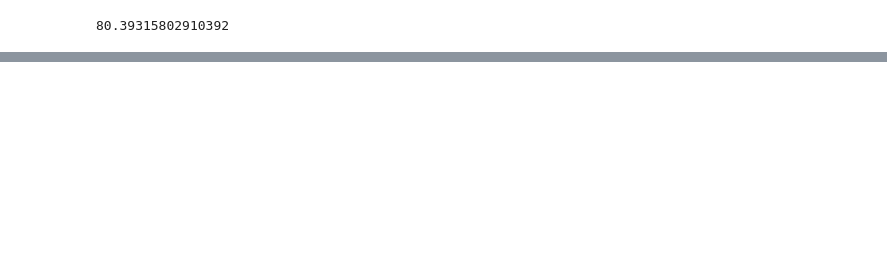
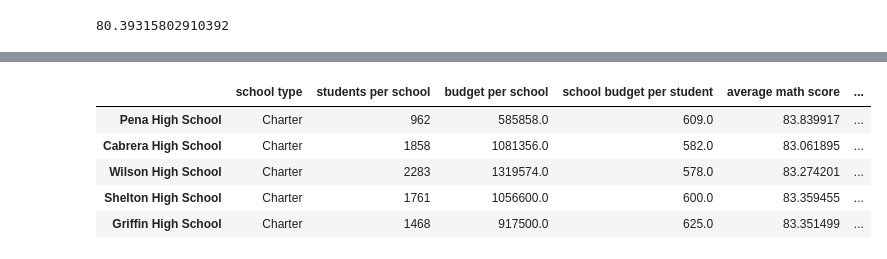
Before and after one commit to paolaromanvaldes/pandas-challenge, a Jupyter notebook: PyCitySchools/pandas-challenge.ipynb, the cells around one changed output, grey strips where cells are left out. Drawn from its saved outputs; the diff is of its cells as text; code cells hidden in the pictures; blank space fills up the shorter version.

```diff
--- a/PyCitySchools/pandas-challenge.ipynb
+++ b/PyCitySchools/pandas-challenge.ipynb
@@ -168,0 +142,11 @@ top_performing.head().style.format({'Total Students': '{:}',
+# %%
+#performance by overall passing percentage
+top_schools = pd.DataFrame(per_school_summary.sort_values(['% passing math', '% passing reading', '% overall passing'], ascending = False ))
+top_schools.head()
+# %% [output]
+|  | school type | students per school | budget per school | school budget per student | average math score | ... |
+| Pena High School | Charter | 962 | 585858.0 | 609.0 | 83.839917 | ... |
+| Cabrera High School | Charter | 1858 | 1081356.0 | 582.0 | 83.061895 | ... |
+| Wilson High School | Charter | 2283 | 1319574.0 | 578.0 | 83.274201 | ... |
+| Shelton High School | Charter | 1761 | 1056600.0 | 600.0 | 83.359455 | ... |
+| Griffin High School | Charter | 1468 | 917500.0 | 625.0 | 83.351499 | ... |
```
Also changed, not shown: parts of 28 cells of this notebook.
